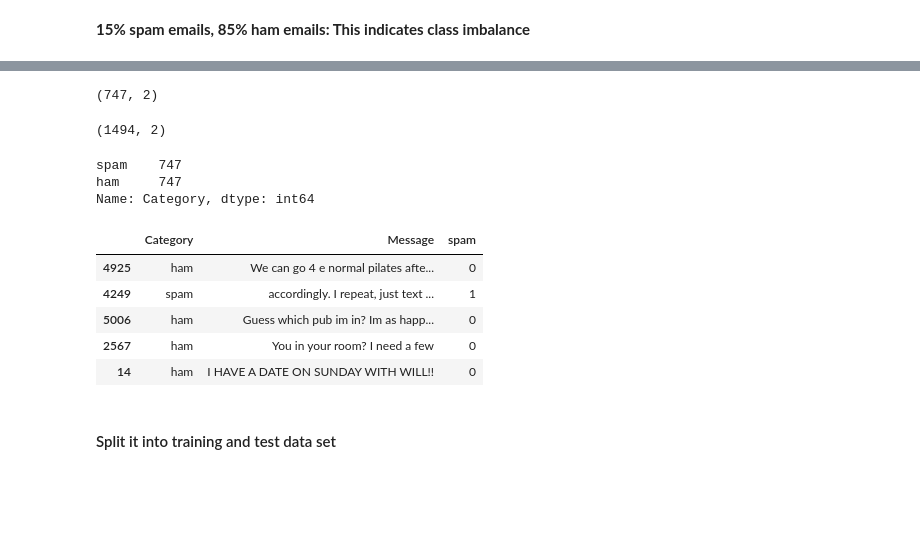
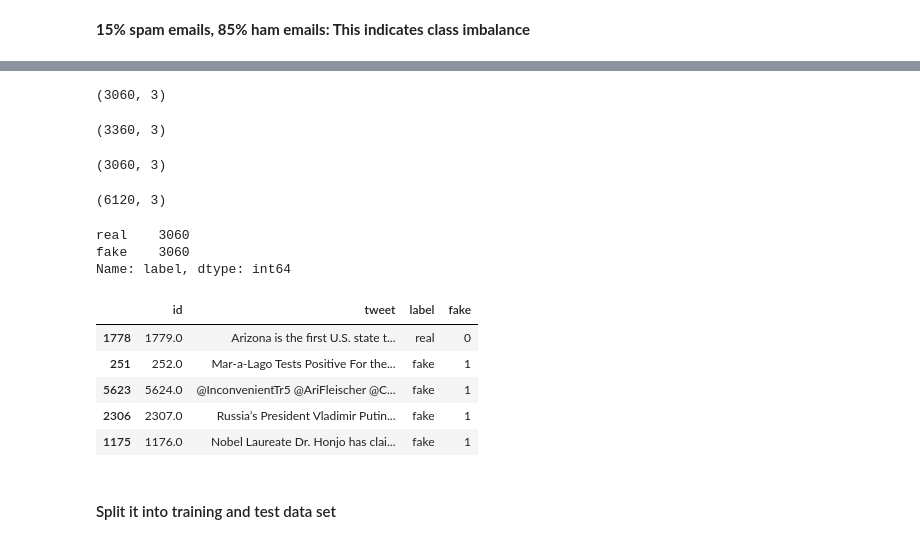
Before and after one commit to heysoumyadeep/covid19-fake-news-detection, a Jupyter notebook: code/BERT_classification.ipynb, the cells around one changed output, grey strips where cells are left out. Cells and saved outputs as stored; diff of their text form; code cells hidden in the pictures; blank space fills up the shorter version.

```diff
--- a/code/BERT_classification.ipynb
+++ b/code/BERT_classification.ipynb
@@ -51,29 +29,39 @@ df_ham.shape
+# %%
+df_fake = df[df['label']=='fake']
+df_fake.shape
+# %% [output]
+(3060, 3)
+# %%
+df_real = df[df['label']=='real']
+df_real.shape
+# %% [output]
+(3360, 3)
 # %%
-df_ham_downsampled = df_ham.sample(df_spam.shape[0])
-df_ham_downsampled.shape
+df_real_downsampled = df_real.sample(df_fake.shape[0])
+df_real_downsampled.shape
 # %% [output]
-(747, 2)
+(3060, 3)
 # %%
-df_balanced = pd.concat([df_ham_downsampled, df_spam])
+df_balanced = pd.concat([df_real_downsampled, df_fake])
 df_balanced.shape
 # %% [output]
-(1494, 2)
+(6120, 3)
 # %%
-df_balanced['Category'].value_counts()
+df_balanced['label'].value_counts()
 # %% [output]
-spam    747
-ham     747
-Name: Category, dtype: int64
+real    3060
+fake    3060
+Name: label, dtype: int64
 # %%
-df_balanced['spam']=df_balanced['Category'].apply(lambda x: 1 if x=='spam' else 0)
+df_balanced['fake']=df_balanced['label'].apply(lambda x: 1 if x=='fake' else 0)
 df_balanced.sample(5)
 # %% [output]
-|  | Category | Message | spam |
-| 4925 | ham | We can go 4 e normal pilates afte... | 0 |
-| 4249 | spam | accordingly. I repeat, just text ... | 1 |
-| 5006 | ham | Guess which pub im in? Im as happ... | 0 |
-| 2567 | ham | You in your room? I need a few | 0 |
-| 14 | ham | I HAVE A DATE ON SUNDAY WITH WILL!! | 0 |
+|  | id | tweet | label | fake |
+| 1778 | 1779.0 | Arizona is the first U.S. state t... | real | 0 |
+| 251 | 252.0 | Mar-a-Lago Tests Positive For the... | fake | 1 |
+| 5623 | 5624.0 | @InconvenientTr5 @AriFleischer @C... | fake | 1 |
+| 2306 | 2307.0 | Russia’s President Vladimir Putin... | fake | 1 |
+| 1175 | 1176.0 | Nobel Laureate Dr. Honjo has clai... | fake | 1 |
 # %% [markdown]
 <h4>Split it into training and test data set</h4>
 # %%
```
Also changed, not shown: parts of 22 cells of this notebook.
